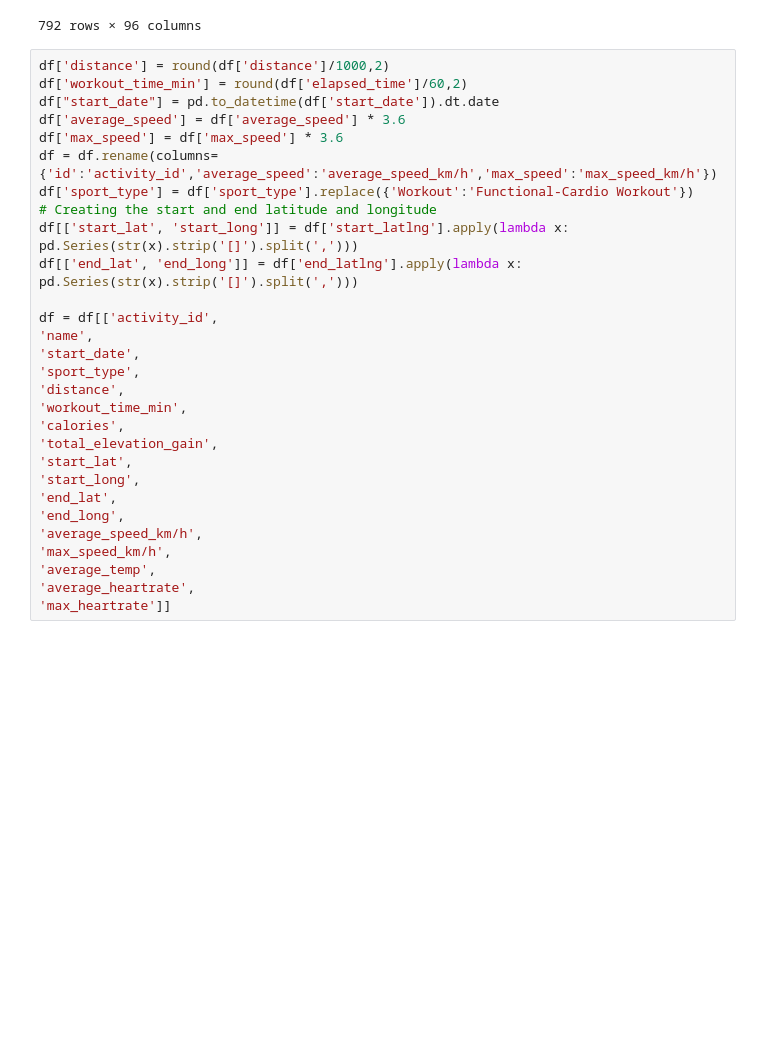
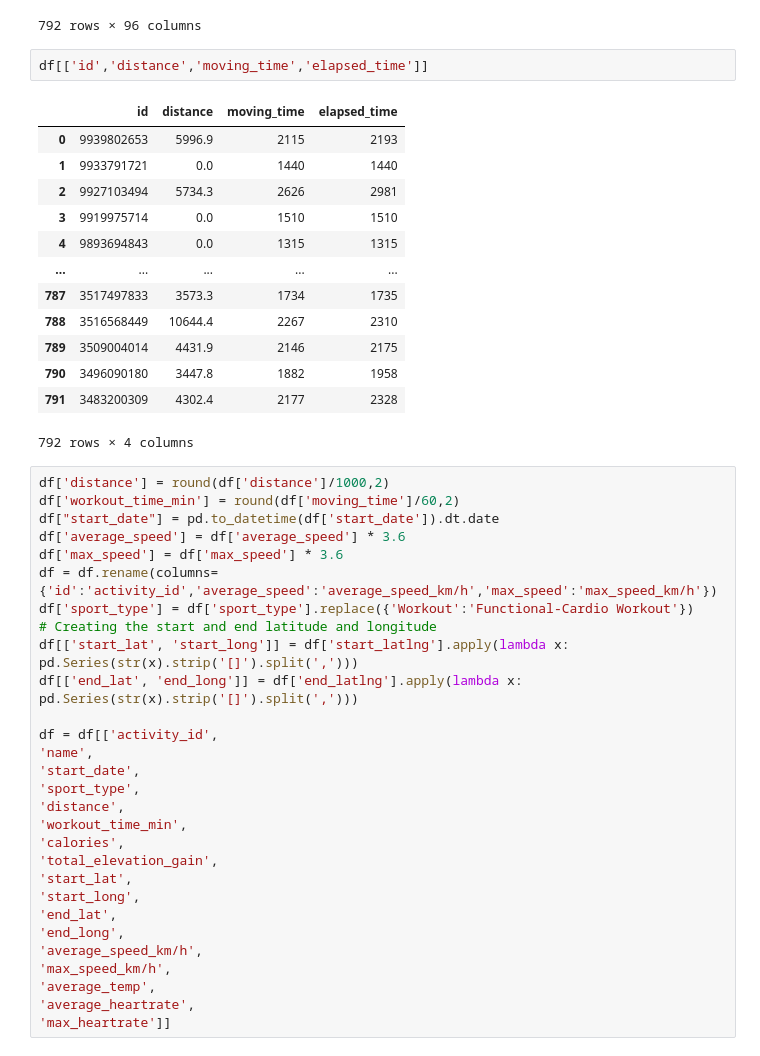
Before and after one commit to ManuelElizaldi/PyStrava, a Jupyter notebook: TroubleShootingNotebook.ipynb, the cells around one changed output. Saved outputs shown, nothing was run; the diff lists cells and outputs as text; blank space fills up the shorter version.

```diff
--- a/TroubleShootingNotebook.ipynb
+++ b/TroubleShootingNotebook.ipynb
@@ -17,9 +17,25 @@ df
 | 790 | 790 | 3 | Finished Thesis | 3447.8 | 1882 | 1958 | 3.9 | ... |
 | 791 | 791 | 3 | Morning Run | 4302.4 | 2177 | 2328 | 12.9 | ... |
 792 rows × 96 columns
+# %%
+df[['id','distance','moving_time','elapsed_time']]
+# %% [output]
+|  | id | distance | moving_time | elapsed_time |
+| 0 | 9939802653 | 5996.9 | 2115 | 2193 |
+| 1 | 9933791721 | 0.0 | 1440 | 1440 |
+| 2 | 9927103494 | 5734.3 | 2626 | 2981 |
+| 3 | 9919975714 | 0.0 | 1510 | 1510 |
+| 4 | 9893694843 | 0.0 | 1315 | 1315 |
+| ... | ... | ... | ... | ... |
+| 787 | 3517497833 | 3573.3 | 1734 | 1735 |
+| 788 | 3516568449 | 10644.4 | 2267 | 2310 |
+| 789 | 3509004014 | 4431.9 | 2146 | 2175 |
+| 790 | 3496090180 | 3447.8 | 1882 | 1958 |
+| 791 | 3483200309 | 4302.4 | 2177 | 2328 |
+792 rows × 4 columns
 # %%
 df['distance'] = round(df['distance']/1000,2)
-df['workout_time_min'] = round(df['elapsed_time']/60,2)
+df['workout_time_min'] = round(df['moving_time']/60,2)
 df["start_date"] = pd.to_datetime(df['start_date']).dt.date
 df['average_speed'] = df['average_speed'] * 3.6
 df['max_speed'] = df['max_speed'] * 3.6
```
Also changed, not shown: parts of 6 cells of this notebook, 1 other file.
